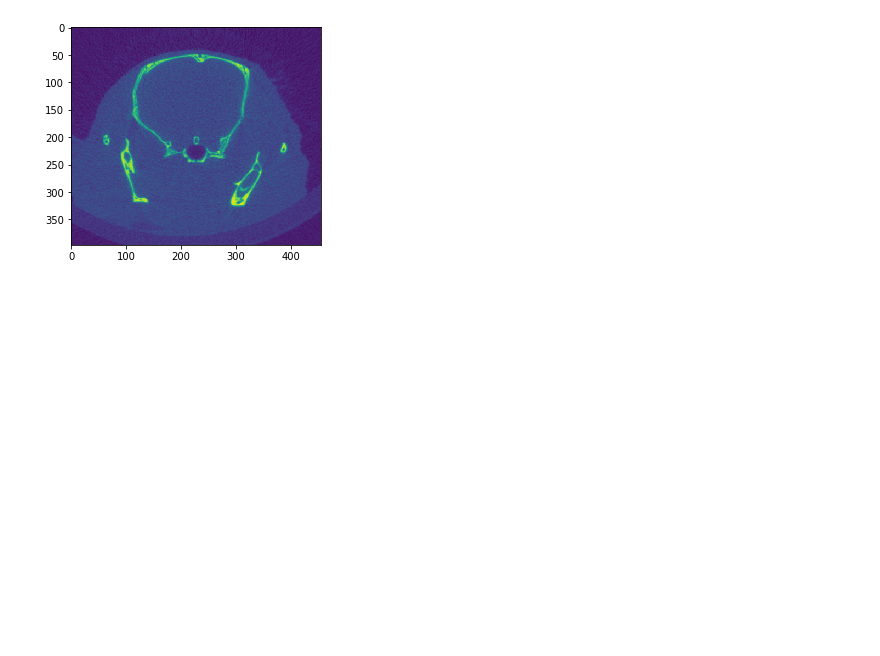
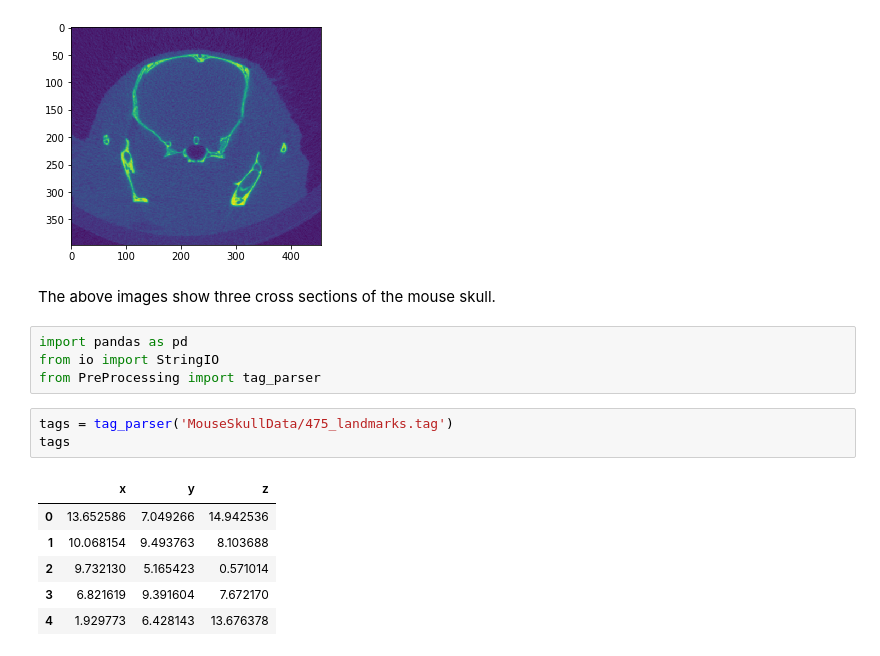
Before and after one commit to 3DLables/3DLabeler, a Jupyter notebook: EDA.ipynb, the cells around one changed output. Cells and saved outputs as stored; diff of their text form; blank space fills up the shorter version.

```diff
--- a/EDA.ipynb
+++ b/EDA.ipynb
@@ -40,3 +74,19 @@ plt.imshow(slice_0)
 plt.show()
 # %% [output]
 [figure]
+# %% [markdown]
+The above images show three cross sections of the mouse skull.
+# %%
+import pandas as pd
+from io import StringIO
+from PreProcessing import tag_parser
+# %%
+tags = tag_parser('MouseSkullData/475_landmarks.tag')
+tags
+# %% [output]
+|  | x | y | z |
+| 0 | 13.652586 | 7.049266 | 14.942536 |
+| 1 | 10.068154 | 9.493763 | 8.103688 |
+| 2 | 9.732130 | 5.165423 | 0.571014 |
+| 3 | 6.821619 | 9.391604 | 7.672170 |
+| 4 | 1.929773 | 6.428143 | 13.676378 |
```
Also changed, not shown: parts of 22 cells of this notebook, 1 other file.
